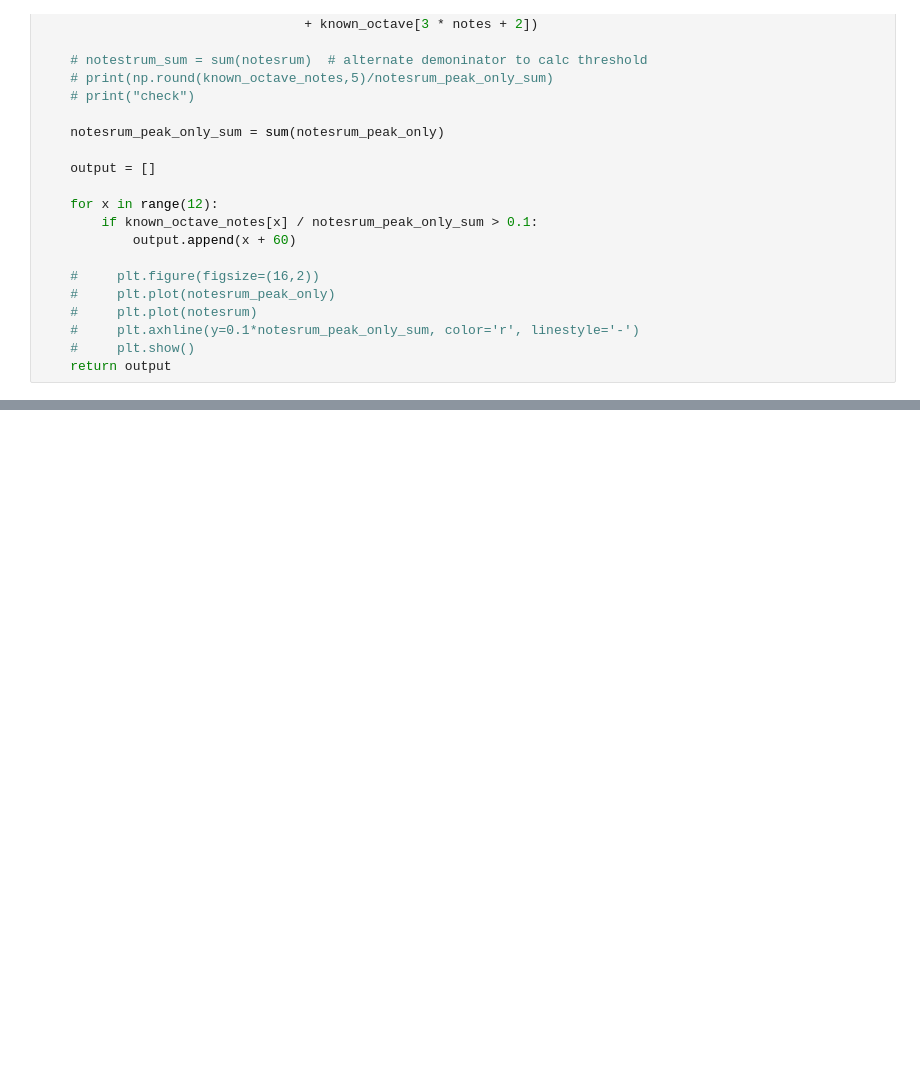
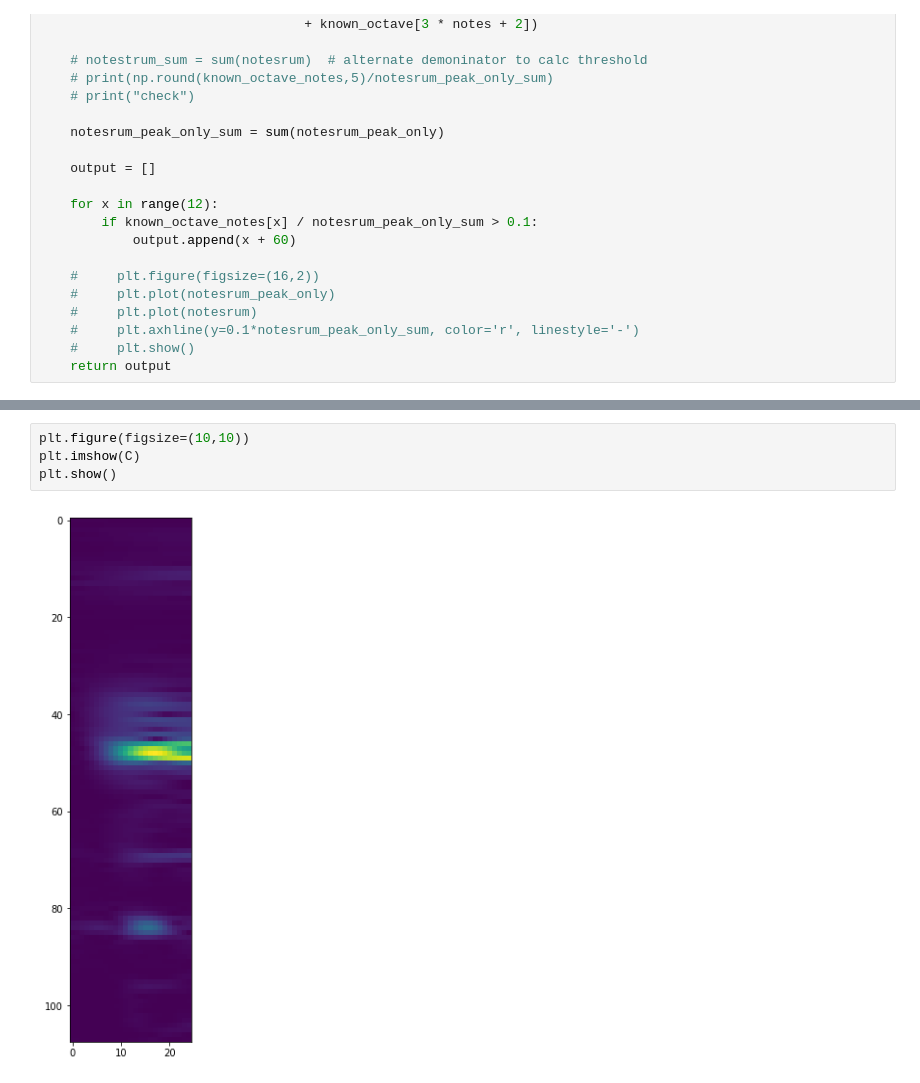
Before and after one commit to tonghuikang/musicpygame, a Jupyter notebook: note_evaluation/test_cqt_function.ipynb, the cells around one changed output, grey strips where cells are left out. Drawn from its saved outputs; the diff is of its cells as text; blank space fills up the shorter version.

```diff
--- a/note_evaluation/test_cqt_function.ipynb
+++ b/note_evaluation/test_cqt_function.ipynb
@@ -154,0 +167,6 @@ C4_60_63_64_70
+# %%
+plt.figure(figsize=(10,10))
+plt.imshow(C)
+plt.show()
+# %% [output]
+[figure, added]
```
Also changed, not shown: parts of 5 cells of this notebook.
